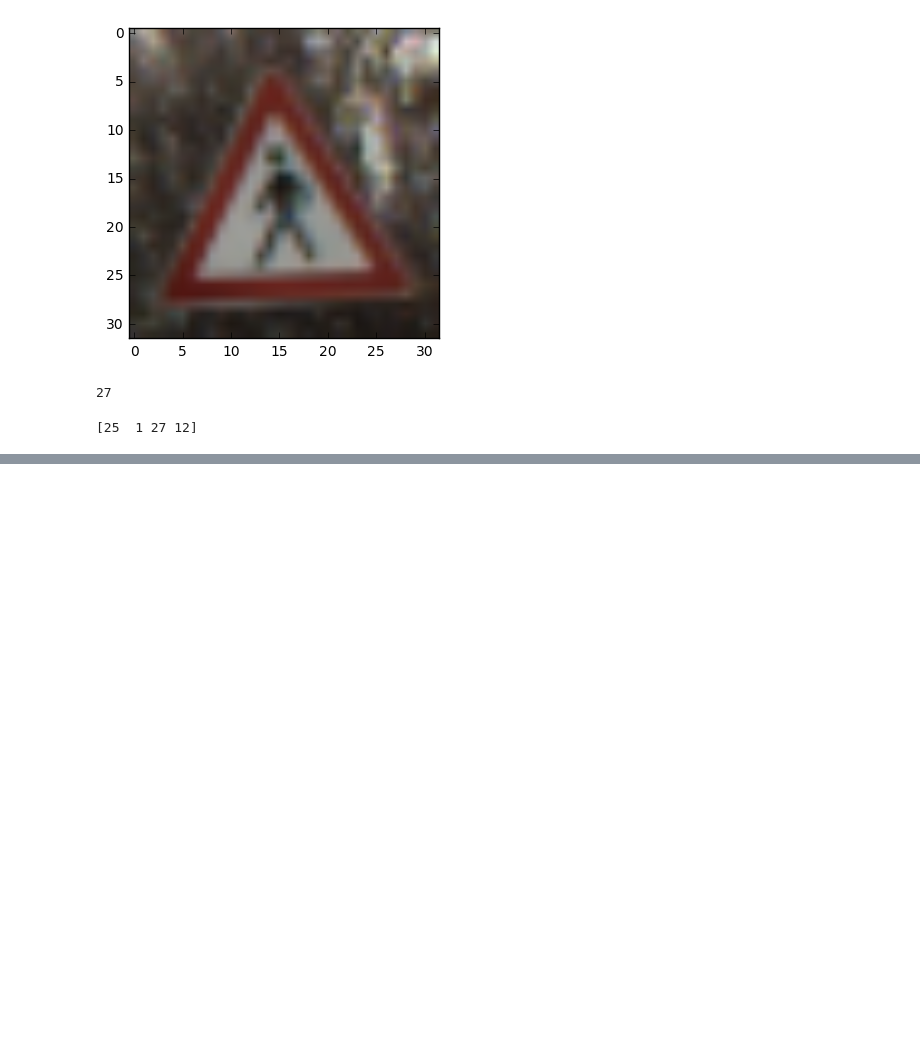
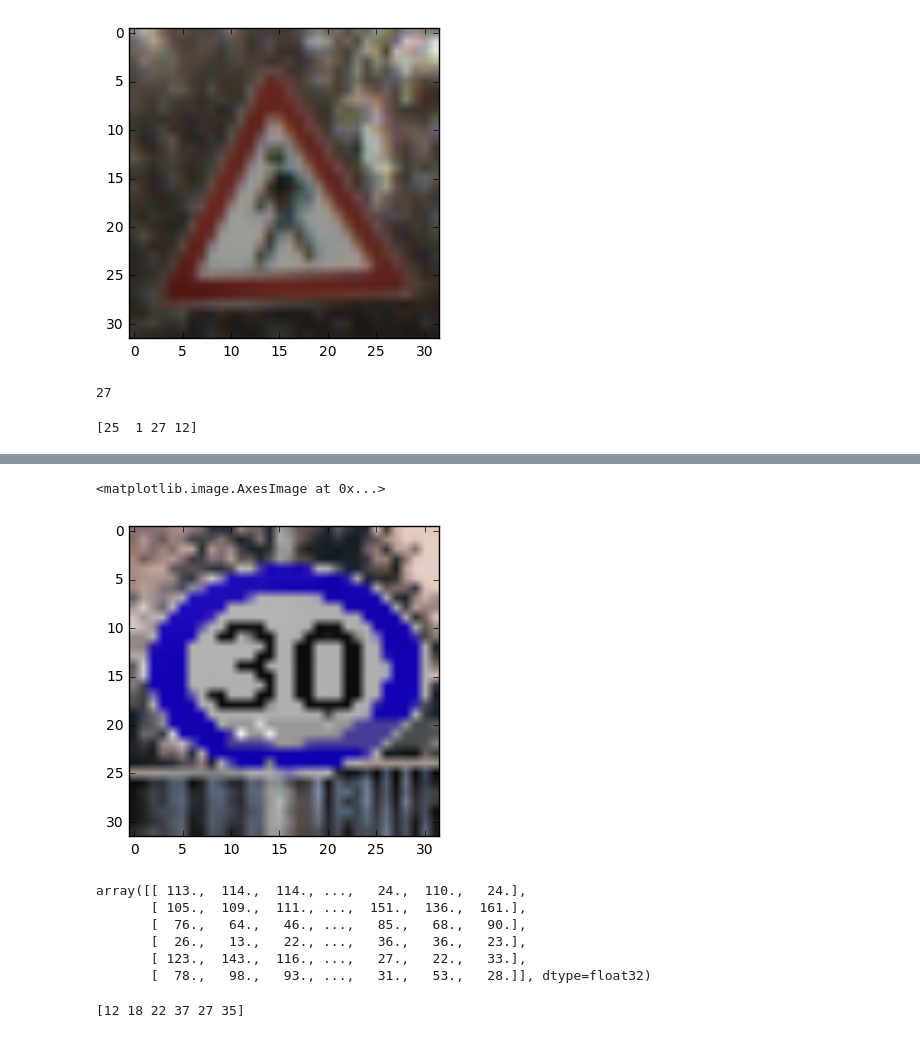
Before and after one commit to matthew-alexander/traffic-signs-tensorflow, a Jupyter notebook: traffic_linear_B&W.ipynb, the cells around one changed output, grey strips where cells are left out. Saved outputs shown, nothing was run; the diff lists cells and outputs as text; code cells hidden in the pictures; blank space fills up the shorter version.

Commit message:
prediction on found images of signs for both color and B&W

```diff
--- a/traffic_linear_B&W.ipynb
+++ b/traffic_linear_B&W.ipynb
@@ -225,3 +230,19 @@ cls = np.argmax(classification, axis=1)
 print(cls)
 # %% [output]
 [25  1 27 12]
+# %%
+import os, glob
+
+new_signs= list()
+
+path = "/home/deep_cat/traffic-signs-tensorflow/new_test_images"
+test = os.path.join(path, '*.jpg')
+print(test)
+
+for infile in glob.glob(os.path.join(path, '*.jpg')):
+    print(infile)
+    img = cv2.imread(infile)
+    arr1 = np.array(img)
+    resize_img = cv2.resize(arr1, (32,32))
+    new_signs.append(resize_img)
+print(np.shape(new_signs))
@@ -227,0 +258,7 @@ print(cls)
+# %%
+new_signs = np.array(new_signs)
+# %%
+plt.imshow(new_signs[0])
+# %% [output]
+<matplotlib.image.AxesImage at 0x...>
+[figure, added]
@@ -227,0 +267,16 @@ print(cls)
+# %%
+new_signs_flat
+# %% [output]
+array([[ 113.,  114.,  114., ...,   24.,  110.,   24.],
+       [ 105.,  109.,  111., ...,  151.,  136.,  161.],
+       [  76.,   64.,   46., ...,   85.,   68.,   90.],
+       [  26.,   13.,   22., ...,   36.,   36.,   23.],
+       [ 123.,  143.,  116., ...,   27.,   22.,   33.],
+       [  78.,   98.,   93., ...,   31.,   53.,   28.]], dtype=float32)
+# %%
+feed_dict = {x: new_signs_flat}
+classification = sess.run(y_pred, feed_dict)
+cls = np.argmax(classification, axis=1)
+print(cls)
+# %% [output]
+[12 18 22 37 27 35]
```
Also changed, not shown: parts of 3 cells of this notebook, 7 other files.
